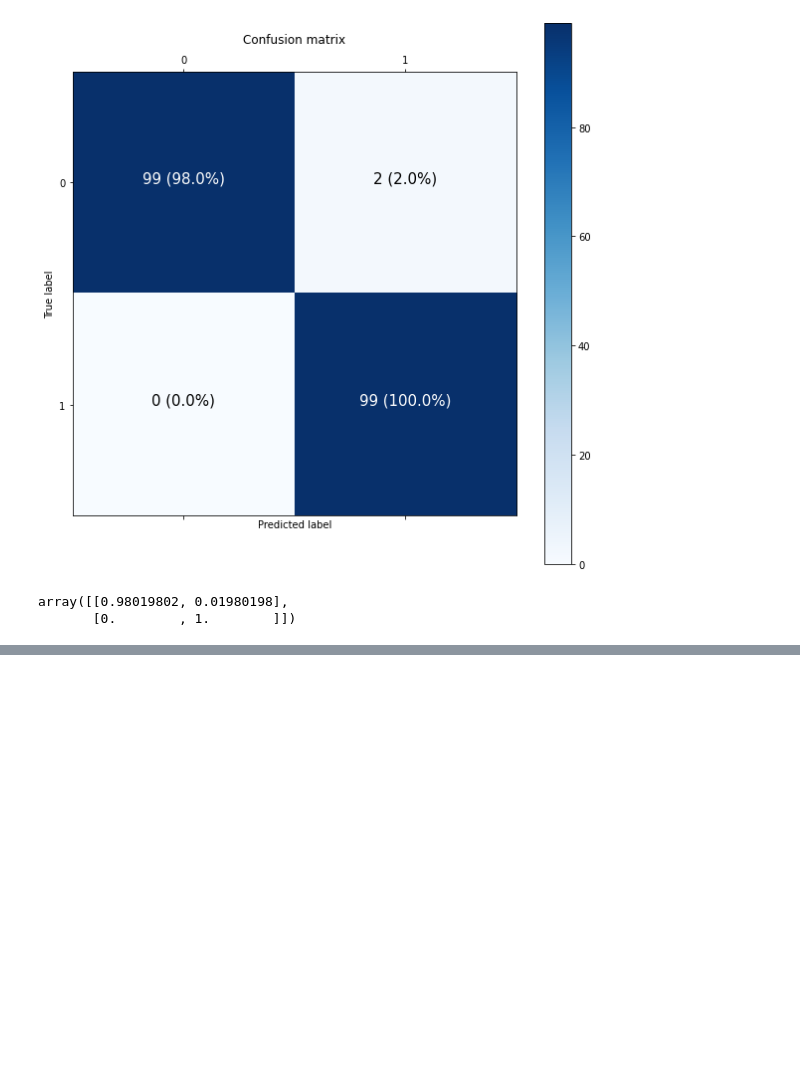
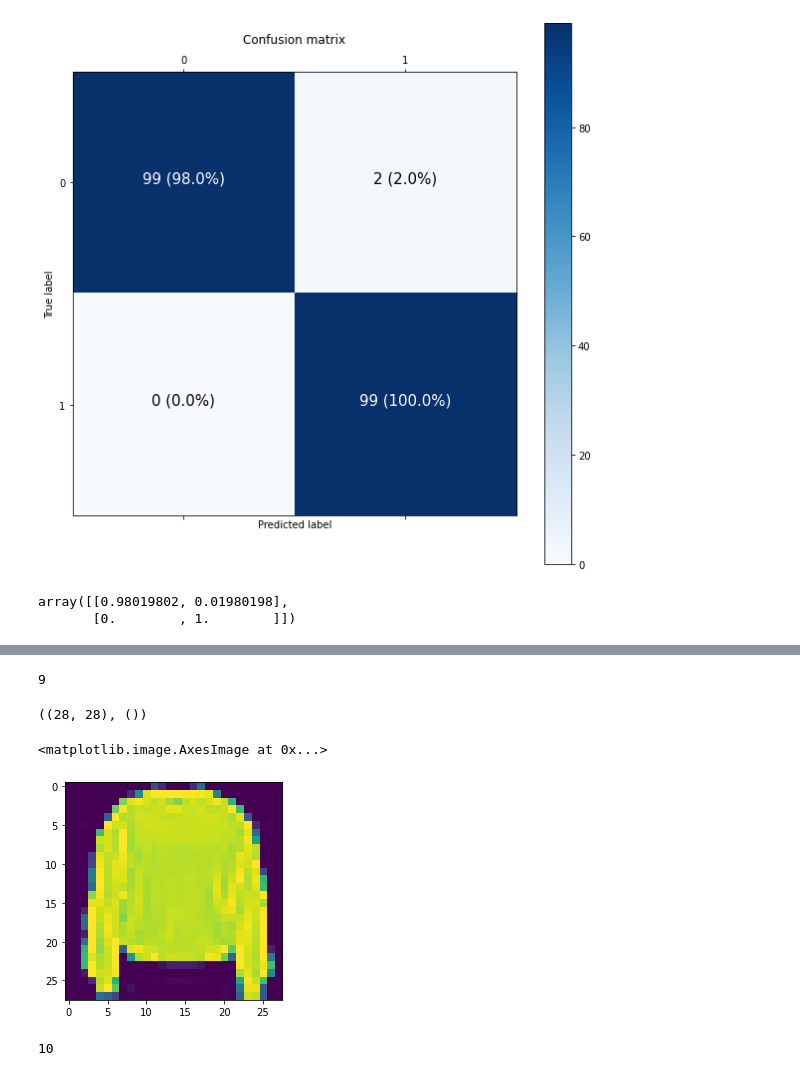
Before and after one commit to enesergen/TensorflowFundamentalCourseWithDaniel, a Jupyter notebook: 02_neural_network_classification_with_tensorflow.ipynb, the cells around one changed output, grey strips where cells are left out. Drawn from its saved outputs; the diff is of its cells as text; code cells hidden in the pictures; blank space fills up the shorter version.

```diff
--- a/02_neural_network_classification_with_tensorflow.ipynb
+++ b/02_neural_network_classification_with_tensorflow.ipynb
@@ -608,0 +614,2 @@ array([[0.98019802, 0.01980198],
+# %%
+(train_data,train_labels),(test_data,test_labels)=fashion_mnist.load_data()
@@ -608,0 +645,22 @@ array([[0.98019802, 0.01980198],
+# %%
+train_labels[0]
+# %% [output]
+9
+# %%
+#check the shape
+train_data[0].shape,train_labels[0].shape
+# %% [output]
+((28, 28), ())
+# %%
+#plat a single sample
+import matplotlib.pyplot as plt
+plt.imshow(train_data[7])
+# %% [output]
+<matplotlib.image.AxesImage at 0x...>
+[figure, added]
+# %%
+#create a small list we can index onto our training labels
+class_name=["T-shirt/Top","Trousers","Pullover","Dress","Coat","Sandal","Shirt","Sneaker","Bag","Ankle Boot"]
+len(class_name)
+# %% [output]
+10
```
Also changed, not shown: parts of 33 cells of this notebook.
